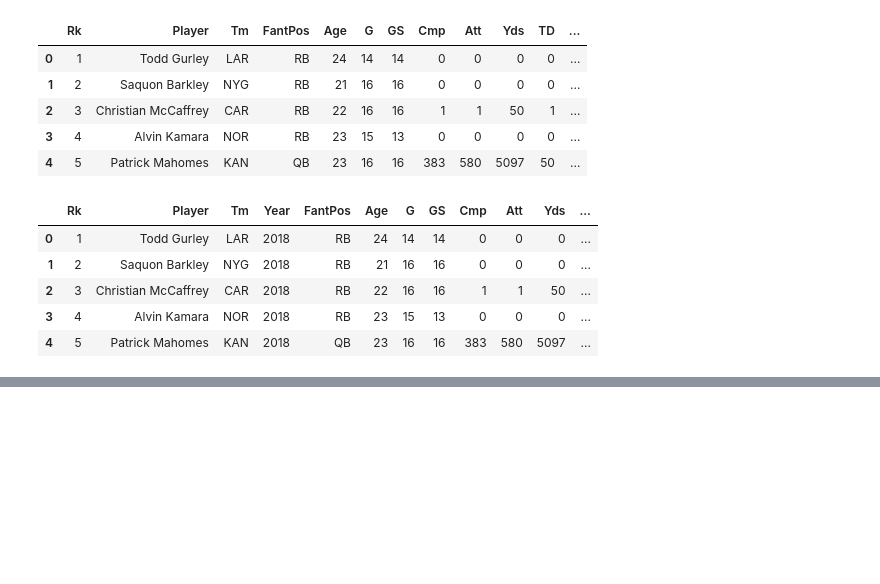
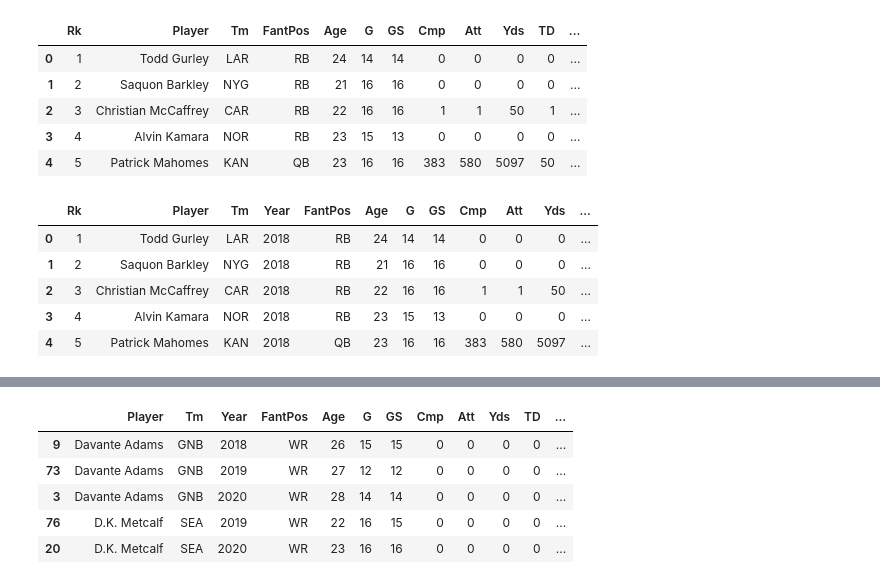
Before and after one commit to ducluu27/Fantasy_Football, a Jupyter notebook: FF_Player.ipynb, the cells around one changed output, grey strips where cells are left out. Cells and saved outputs as stored; diff of their text form; code cells hidden in the pictures; blank space fills up the shorter version.

```diff
--- a/FF_Player.ipynb
+++ b/FF_Player.ipynb
@@ -316,0 +242,11 @@ new_merge_df.head()
+# %%
+players=[player_input_1, player_input_2]
+player_merge = pd.concat(players)
+player_merge.head()
+# %% [output]
+|  | Player | Tm | Year | FantPos | Age | G | GS | Cmp | Att | Yds | TD | ... |
+| 9 | Davante Adams | GNB | 2018 | WR | 26 | 15 | 15 | 0 | 0 | 0 | 0 | ... |
+| 73 | Davante Adams | GNB | 2019 | WR | 27 | 12 | 12 | 0 | 0 | 0 | 0 | ... |
+| 3 | Davante Adams | GNB | 2020 | WR | 28 | 14 | 14 | 0 | 0 | 0 | 0 | ... |
+| 76 | D.K. Metcalf | SEA | 2019 | WR | 22 | 16 | 15 | 0 | 0 | 0 | 0 | ... |
+| 20 | D.K. Metcalf | SEA | 2020 | WR | 23 | 16 | 16 | 0 | 0 | 0 | 0 | ... |
```
Also changed, not shown: parts of 23 cells of this notebook.
